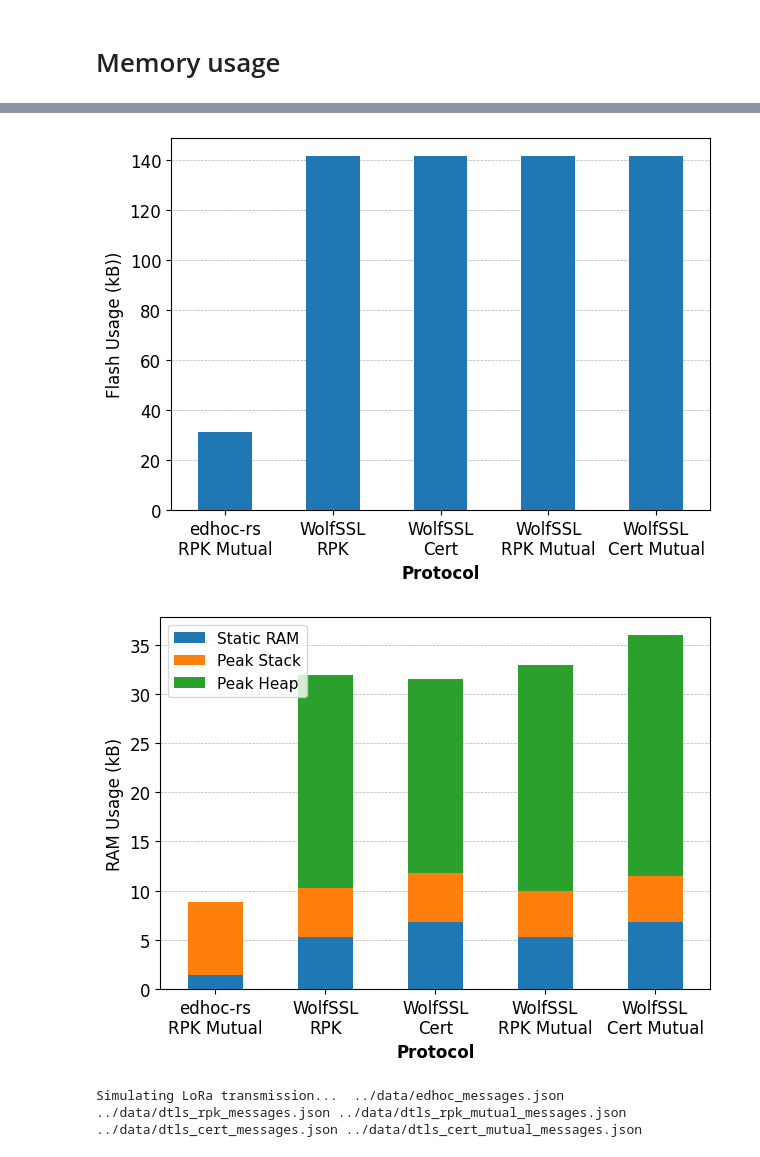
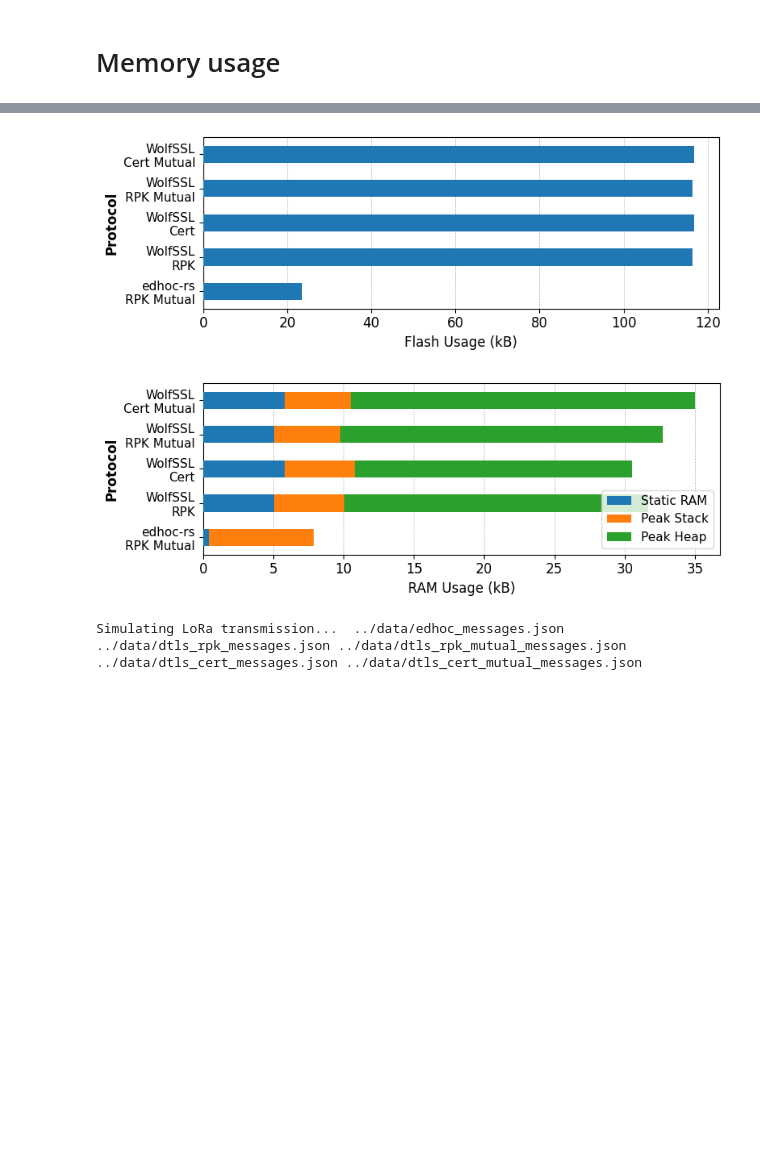
Before and after one commit to geonnave/edhoc-dtls-comparison, a Jupyter notebook: analysis/comparison.ipynb, the cells around one changed output, grey strips where cells are left out. Cells and saved outputs as stored; diff of their text form; code cells hidden in the pictures; blank space fills up the shorter version.

Commit message:
results: revise static memory data

```diff
--- a/analysis/comparison.ipynb
+++ b/analysis/comparison.ipynb
@@ -617,7 +618,8 @@ Chart:
 # %% [markdown]
 # Memory usage
 # %%
-df_static = pd.read_csv(f"{DATA_FOLDER}/static-memory-2023-09-29_14:46:35.csv")
+df_static = pd.read_csv(f"{DATA_FOLDER_REVISED}/static-memory-2024.csv")
+# df_static = pd.read_csv(f"{DATA_FOLDER}/static-memory-2023-09-29_14:46:35.csv")
 df_dynamic = pd.read_csv(f"{DATA_FOLDER}/memory-2023-09-27_17:22:31.csv")
 df_dynamic = df_dynamic.drop(0).reset_index(drop=True) # drop 'nosec' row
 
@@ -634,8 +636,8 @@ df_sizes.set_index("protocol", inplace=True)
 
 # for some reason these two columns may cause the bar chart of flash to render weird
 # so if in need to recompute the ratios, just uncomment them
-# df_sizes["flash_ratio"] = round(df_sizes["flash"] / df_sizes.loc["edhoc"]["flash"], 2)
-# df_sizes["total_ram_ratio"] = round(df_sizes["total_ram"] / df_sizes.loc["edhoc"]["total_ram"], 2)
+df_sizes["flash_ratio"] = round(df_sizes["flash"] / df_sizes.loc["edhoc"]["flash"], 2)
+df_sizes["total_ram_ratio"] = round(df_sizes["total_ram"] / df_sizes.loc["edhoc"]["total_ram"], 2)
 
 print_markdown("## Memory sizes")
 display(df_sizes)
@@ -685,37 +687,37 @@ def plot_vertical():
     plt.savefig("fig/ram.pdf")
     plt.show()
 
 def plot_horizontal():
     # Plot flash
     fig, ax = plt.subplots(figsize=(8, 3))
     # df.drop(columns=["static_ram", "peak_stack", "peak_heap", "total_ram", "flash_ratio", "total_ram_ratio"]).plot(kind='barh', ax=ax, zorder=5)
     df[["flash"]].plot(kind='barh', ax=ax, zorder=5)
     plt.ylabel('Protocol', fontweight='bold')
     plt.xlabel('Flash Usage (kB)')
     plt.yticks(ticks=range(len(labels)), labels=labels, fontsize=11)
     plt.legend().remove()
     plt.grid(True, which='both', axis='x', linestyle='--', linewidth=0.5, zorder=1)
     plt.tight_layout()
     plt.savefig("fig/flash.pdf")
     plt.show()
 
     # Plot RAM
     fig, ax = plt.subplots(figsize=(8, 3))
     df[["static_ram", "peak_stack", "peak_heap"]].plot(kind='barh', ax=ax, stacked=True, zorder=5)
     plt.ylabel('Protocol', fontweight='bold')
     plt.xlabel('RAM Usage (kB)')
     plt.yticks(ticks=range(len(labels)), labels=labels, fontsize=11)
     plt.legend(["Static RAM", "Peak Stack", "Peak Heap"], fontsize=11)
     plt.grid(True, which='both', axis='x', linestyle='--', linewidth=0.5, zorder=1)
     plt.tight_layout()
     plt.savefig("fig/ram.pdf")
     plt.show()
 
-# plot_horizontal()
-plot_vertical()
+plot_horizontal()
+# plot_vertical()
 # %% [output]
-[figure, old version]
+[figure, new version]
-[figure, old version]
+[figure, new version]
 # %%
 from packet_loader import Message
 import subprocess
```
Also changed, not shown: parts of 2 cells of this notebook, 2 other files.
